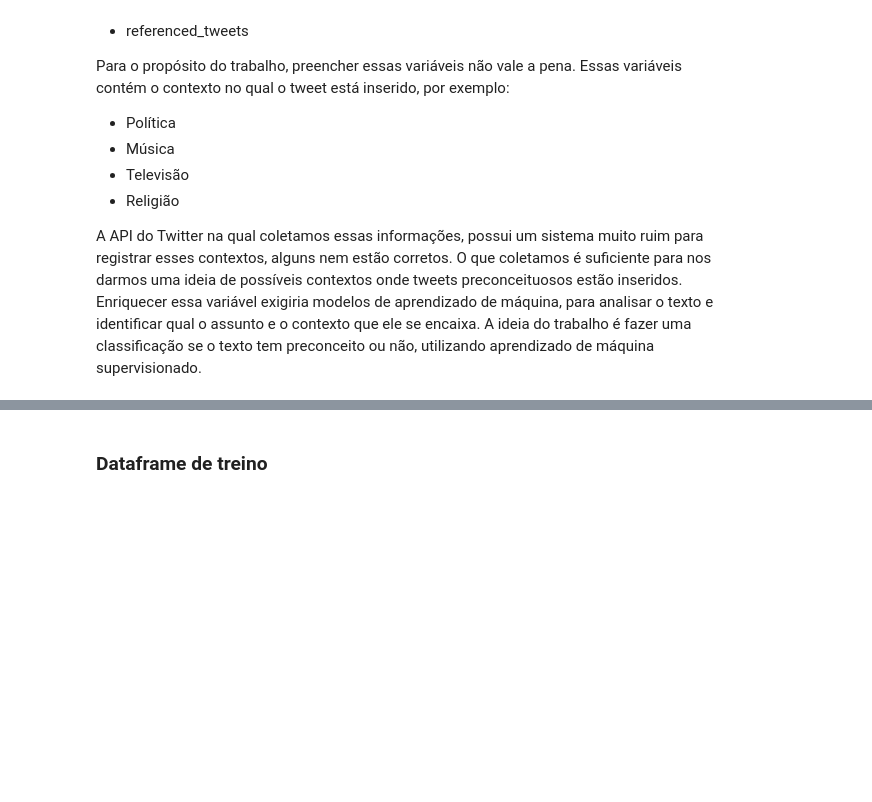
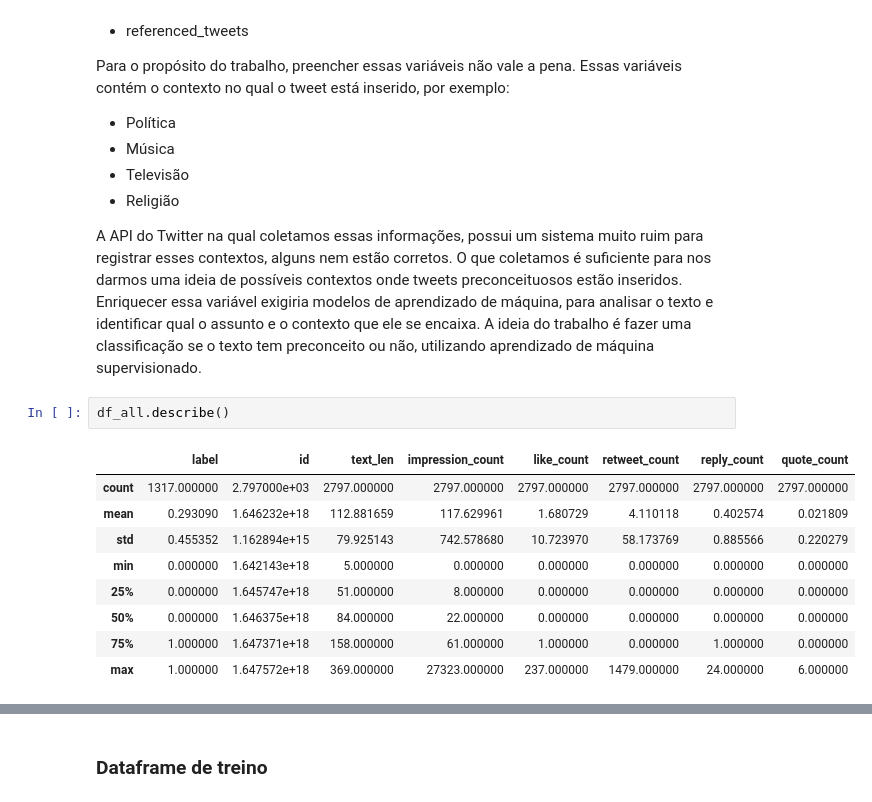
Before and after one commit to leomoreno8/classification-ti26s, a Jupyter notebook: analysis.ipynb, the cells around one changed output, grey strips where cells are left out. Drawn from its saved outputs; the diff is of its cells as text; blank space fills up the shorter version.

```diff
--- a/make_df.ipynb
+++ b/analysis.ipynb
@@ -83,4 +103,16 @@ Essas variáveis contém o contexto no qual o tweet está inserido, por exemplo:
 A API do Twitter na qual coletamos essas informações, possui um sistema muito ruim para registrar esses contextos, alguns nem estão corretos. O que coletamos é suficiente para nos darmos uma ideia de possíveis contextos onde tweets preconceituosos estão inseridos.
 Enriquecer essa variável exigiria modelos de aprendizado de máquina, para analisar o texto e identificar qual o assunto e o contexto que ele se encaixa.
 A ideia do trabalho é fazer uma classificação se o texto tem preconceito ou não, utilizando aprendizado de máquina supervisionado.
+# %%
+df_all.describe()
+# %% [output]
+|  | label | id | text_len | impression_count | like_count | retweet_count | reply_count | quote_count |
+| count | 1317.000000 | 2.797000e+03 | 2797.000000 | 2797.000000 | 2797.000000 | 2797.000000 | 2797.000000 | 2797.000000 |
+| mean | 0.293090 | 1.646232e+18 | 112.881659 | 117.629961 | 1.680729 | 4.110118 | 0.402574 | 0.021809 |
+| std | 0.455352 | 1.162894e+15 | 79.925143 | 742.578680 | 10.723970 | 58.173769 | 0.885566 | 0.220279 |
+| min | 0.000000 | 1.642143e+18 | 5.000000 | 0.000000 | 0.000000 | 0.000000 | 0.000000 | 0.000000 |
+| 25% | 0.000000 | 1.645747e+18 | 51.000000 | 8.000000 | 0.000000 | 0.000000 | 0.000000 | 0.000000 |
+| 50% | 0.000000 | 1.646375e+18 | 84.000000 | 22.000000 | 0.000000 | 0.000000 | 0.000000 | 0.000000 |
+| 75% | 1.000000 | 1.647371e+18 | 158.000000 | 61.000000 | 1.000000 | 0.000000 | 1.000000 | 0.000000 |
+| max | 1.000000 | 1.647572e+18 | 369.000000 | 27323.000000 | 237.000000 | 1479.000000 | 24.000000 | 6.000000 |
 # %% [markdown]
```
Also changed, not shown: parts of 5 cells of this notebook, 1 other file.
